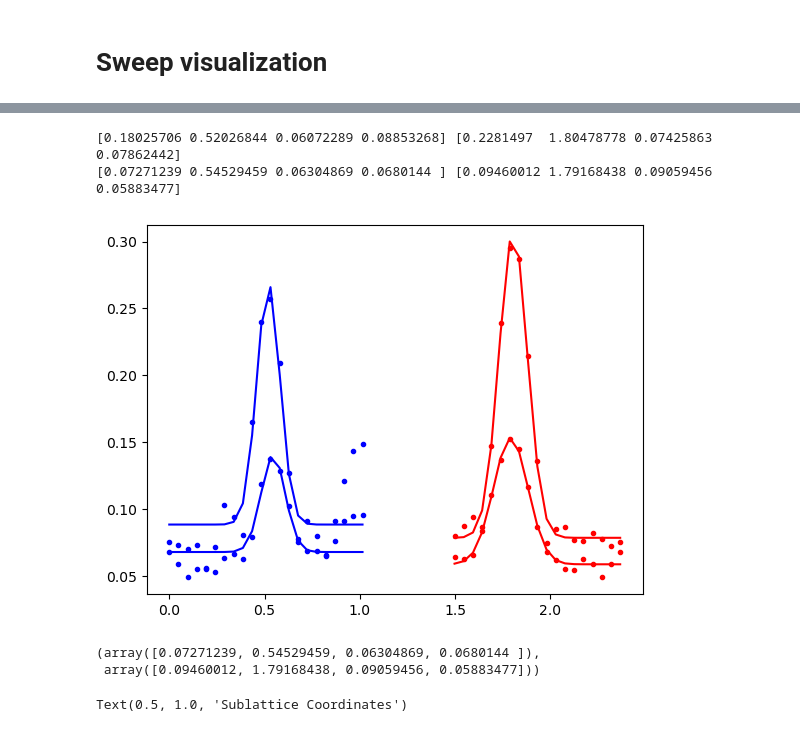
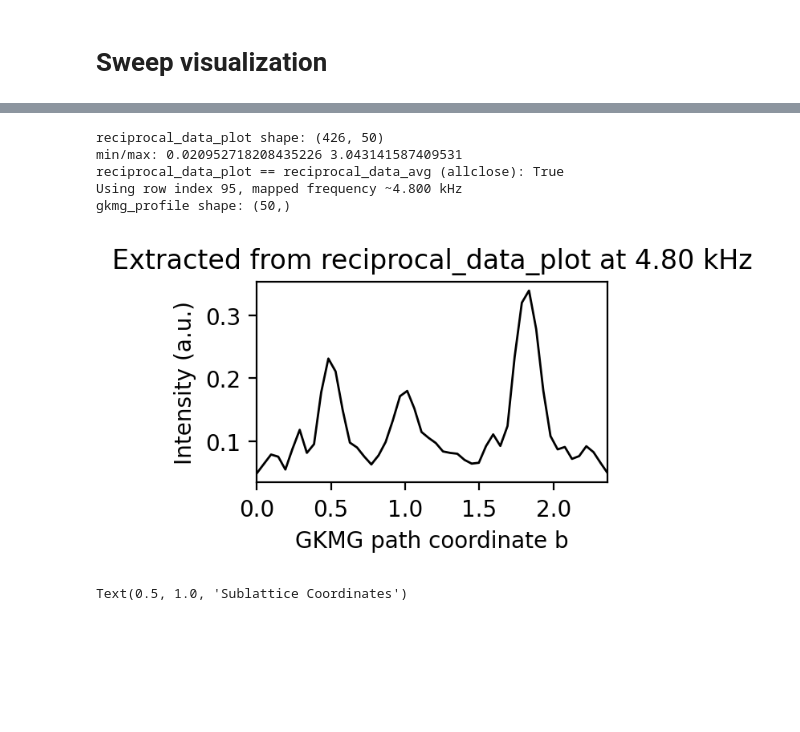
Before and after one commit to jt-y/Jiatong-Yang, a Jupyter notebook: metamaterials/processing/notebooks/paper_fig_clean/band_exp_clean.ipynb, the cells around one changed output, grey strips where cells are left out. Drawn from its saved outputs; the diff is of its cells as text; code cells hidden in the pictures; blank space fills up the shorter version.

```diff
--- a/metamaterials/processing/notebooks/paper_fig_clean/band_exp_clean.ipynb
+++ b/metamaterials/processing/notebooks/paper_fig_clean/band_exp_clean.ipynb
@@ -579,42 +282,37 @@ def gaussian(x, a, b, c, d):
-# %%
-# Fit for k space resolution at 5kHz and 12 kHz
-
-freq_fit = np.array([5, 12])*1e3
-b_axis = np.linspace(0, 1.5+np.sqrt(3)/2, reciprocal_data.shape[1])
-k_pt_idx = np.argmin(np.abs(b_axis - 1))
-m_pt_idx = np.argmin(np.abs(b_axis - 1.5))
-
-for freq_crt in freq_fit:
-    freq_idx = np.where(np.isclose(freq, freq_crt, atol=1e-2))[0]
-    intensity_cut = reciprocal_data[freq_idx, :].T
-
-    gamma_K_cut = intensity_cut[:k_pt_idx+1].flatten()
-    gamma_M_cut = intensity_cut[m_pt_idx:].flatten()
-    b_axis_K_cut = b_axis[0:k_pt_idx+1]
-    b_axis_M_cut = b_axis[m_pt_idx:]
-
-
-    # Fit a Gaussian to the K point cut and M point cut separately
-    peak_K_idx = np.argmax(gamma_K_cut)
-    peak_M_idx = np.argmax(gamma_M_cut)
-    popt_K, pcov_K = curve_fit(gaussian, b_axis_K_cut, gamma_K_cut, p0=[1, b_axis_K_cut[peak_K_idx], 0.1, 0])
-    popt_M, pcov_M = curve_fit(gaussian, b_axis_M_cut, gamma_M_cut, p0=[1, b_axis_M_cut[peak_M_idx], 0.1, 0])
-
-    print(popt_K, popt_M)
-
-    plt.plot(b_axis_K_cut, gamma_K_cut, 'b.', label='Data K cut')
-    plt.plot(b_axis_M_cut, gamma_M_cut, 'r.', label='Data M cut')
-    plt.plot(b_axis_K_cut, gaussian(b_axis_K_cut, *popt_K), 'b-', label='Fit K cut')
-    plt.plot(b_axis_M_cut, gaussian(b_axis_M_cut, *popt_M), 'r-', label='Fit M cut')
-# %% [output]
-[0.18025706 0.52026844 0.06072289 0.08853268] [0.2281497  1.80478778 0.07425863 0.07862442]
-[0.07271239 0.54529459 0.06304869 0.0680144 ] [0.09460012 1.79168438 0.09059456 0.05883477]
-[figure, removed]
-# %%
-popt_K, popt_M
-# %% [output]
-(array([0.07271239, 0.54529459, 0.06304869, 0.0680144 ]),
- array([0.09460012, 1.79168438, 0.09059456, 0.05883477]))
+# %%
+# Verify and extract data directly from reciprocal_data_plot (cell 20 image source)
+print('reciprocal_data_plot shape:', reciprocal_data_plot.shape)
+print('min/max:', float(np.min(reciprocal_data_plot)), float(np.max(reciprocal_data_plot)))
+
+# Check agreement with the averaged array used to construct it
+same_as_avg = np.allclose(reciprocal_data_plot, reciprocal_data_avg)
+print('reciprocal_data_plot == reciprocal_data_avg (allclose):', same_as_avg)
+
+# Extract a GKMG profile at a chosen frequency (kHz)
+target_freq_khz = 4.8
+freq_khz_axis = np.linspace(1.0, 18.0, reciprocal_data_plot.shape[0])
+f_idx = int(np.argmin(np.abs(freq_khz_axis - target_freq_khz)))
+
+gkmg_profile = reciprocal_data_plot[f_idx, :]
+print(f'Using row index {f_idx}, mapped frequency ~{freq_khz_axis[f_idx]:.3f} kHz')
+print('gkmg_profile shape:', gkmg_profile.shape)
+
+# Optional quick plot of extracted row
+fig, ax = plt.subplots(figsize=(3.0, 2.2), dpi=200)
+ax.plot(b, gkmg_profile, 'k-', lw=1)
+ax.set_xlabel('GKMG path coordinate b')
+ax.set_ylabel('Intensity (a.u.)')
+ax.set_title(f'Extracted from reciprocal_data_plot at {freq_khz_axis[f_idx]:.2f} kHz')
+ax.set_xlim(b[0], b[-1])
+plt.tight_layout()
+plt.show()
+# %% [output]
+reciprocal_data_plot shape: (426, 50)
+min/max: 0.020952718208435226 3.043141587409531
+reciprocal_data_plot == reciprocal_data_avg (allclose): True
+Using row index 95, mapped frequency ~4.800 kHz
+gkmg_profile shape: (50,)
+[figure, added]
 # %%
 sublat_1_data = np.array(sublat_1_data)
 sublat_2_data = np.array(sublat_2_data)
```
Also changed, not shown: parts of 33 cells of this notebook, 23 other files.
